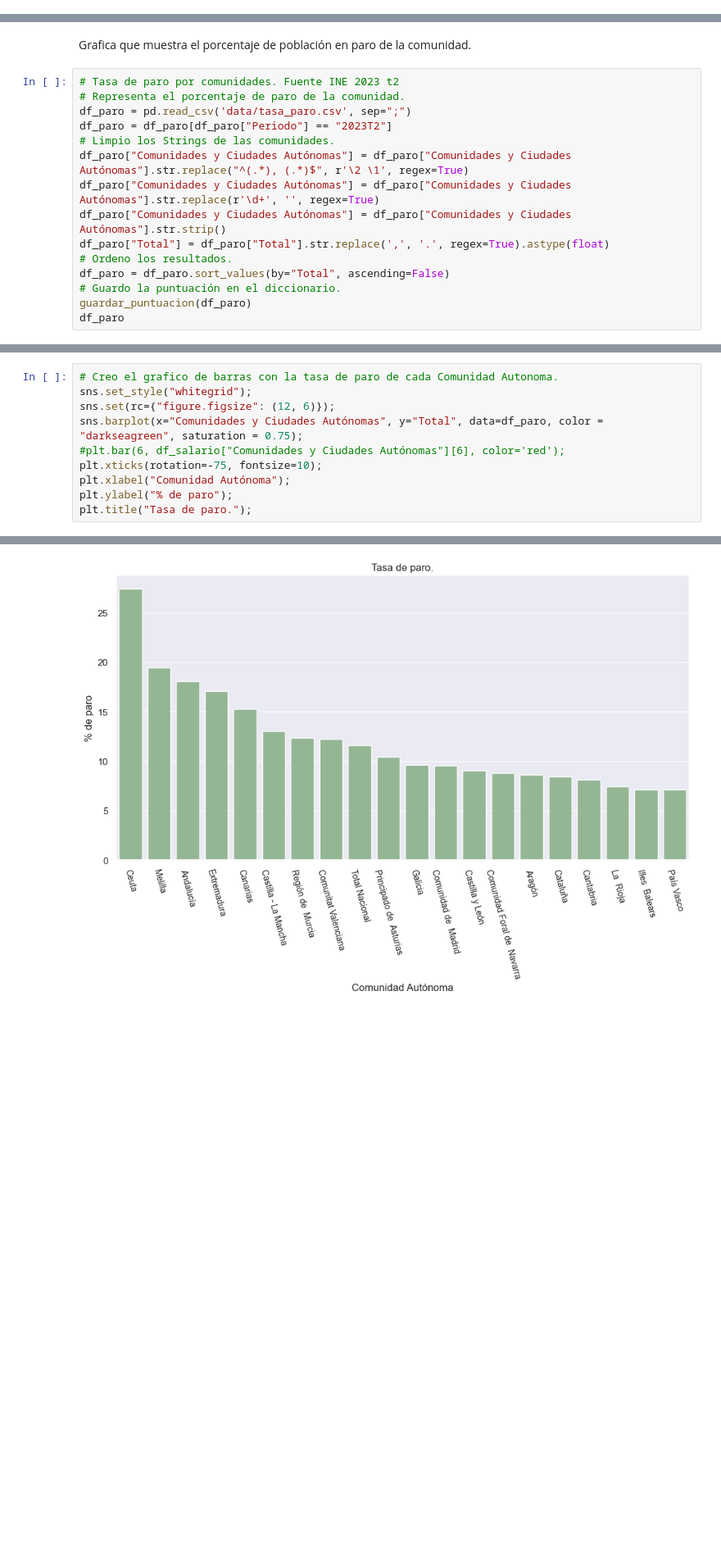
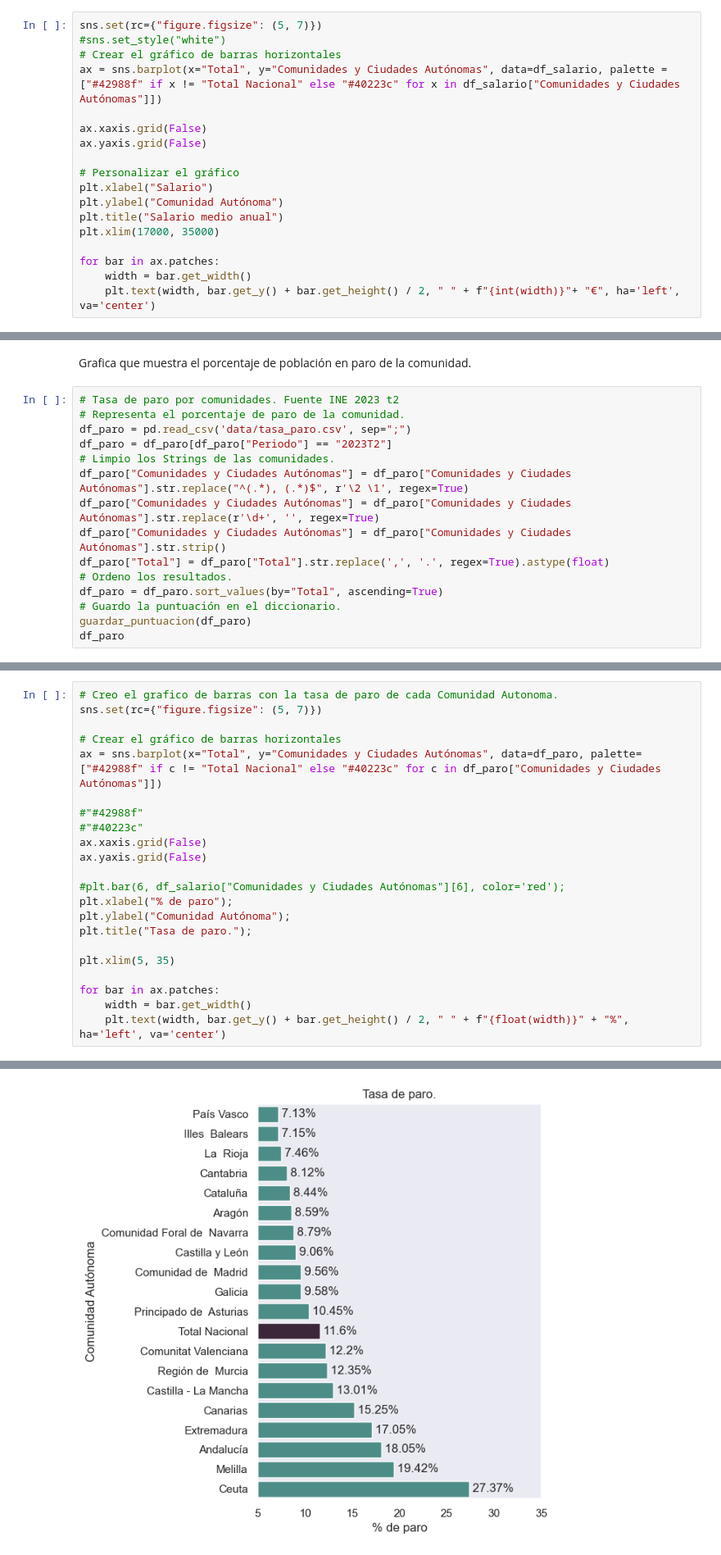
Before and after one commit to diego-dng/EDA_calidad_vida_CCAA, a Jupyter notebook: memoria_EDA.ipynb, the cells around one changed output, grey strips where cells are left out. Shown at 82% size. Drawn from its saved outputs; the diff is of its cells as text; blank space fills up the shorter version.

```diff
--- a/memoria_EDA.ipynb
+++ b/memoria_EDA.ipynb
@@ -100,0 +89,18 @@ plt.title("Salario medio anual");
+# %%
+sns.set(rc={"figure.figsize": (5, 7)})
+#sns.set_style("white")
+# Crear el gráfico de barras horizontales
+ax = sns.barplot(x="Total", y="Comunidades y Ciudades Autónomas", data=df_salario, palette = ["#42988f" if x != "Total Nacional" else "#40223c" for x in df_salario["Comunidades y Ciudades Autónomas"]])
+
+ax.xaxis.grid(False)
+ax.yaxis.grid(False)
+
+# Personalizar el gráfico
+plt.xlabel("Salario")
+plt.ylabel("Comunidad Autónoma")
+plt.title("Salario medio anual")
+plt.xlim(17000, 35000)
+
+for bar in ax.patches:
+    width = bar.get_width()
+    plt.text(width, bar.get_y() + bar.get_height() / 2, " " + f"{int(width)}"+ "€", ha='left', va='center')
@@ -113,7 +124,7 @@ df_paro["Comunidades y Ciudades Autónomas"] = df_paro["Comunidades y Ciudades A
 df_paro["Comunidades y Ciudades Autónomas"] = df_paro["Comunidades y Ciudades Autónomas"].str.strip()
 df_paro["Total"] = df_paro["Total"].str.replace(',', '.', regex=True).astype(float)
 # Ordeno los resultados.
-df_paro = df_paro.sort_values(by="Total", ascending=False)
+df_paro = df_paro.sort_values(by="Total", ascending=True)
 # Guardo la puntuación en el diccionario.
 guardar_puntuacion(df_paro)
 df_paro
@@ -138,11 +149,23 @@ df_paro
 # %%
 # Creo el grafico de barras con la tasa de paro de cada Comunidad Autonoma.
-sns.set_style("whitegrid");
-sns.set(rc={"figure.figsize": (12, 6)});
-sns.barplot(x="Comunidades y Ciudades Autónomas", y="Total", data=df_paro, color = "darkseagreen", saturation = 0.75);
+sns.set(rc={"figure.figsize": (5, 7)})
+
+# Crear el gráfico de barras horizontales
+ax = sns.barplot(x="Total", y="Comunidades y Ciudades Autónomas", data=df_paro, palette=["#42988f" if c != "Total Nacional" else "#40223c" for c in df_paro["Comunidades y Ciudades Autónomas"]])
+
+#"#42988f"
+#"#40223c"
+ax.xaxis.grid(False)
+ax.yaxis.grid(False)
+
 #plt.bar(6, df_salario["Comunidades y Ciudades Autónomas"][6], color='red');
-plt.xticks(rotation=-75, fontsize=10);
-plt.xlabel("Comunidad Autónoma");
-plt.ylabel("% de paro");
+plt.xlabel("% de paro");
+plt.ylabel("Comunidad Autónoma");
 plt.title("Tasa de paro.");
+
+plt.xlim(5, 35)
+
+for bar in ax.patches:
+    width = bar.get_width()
+    plt.text(width, bar.get_y() + bar.get_height() / 2, " " + f"{float(width)}" + "%", ha='left', va='center')
 # %% [output]
@@ -149,4 +175,4 @@ plt.title("Tasa de paro.");
-[figure, old version]
+[figure, new version]
 # %% [markdown]
 ## **Vivienda.**
 # %% [markdown]
```
Also changed, not shown: parts of 22 cells of this notebook.
